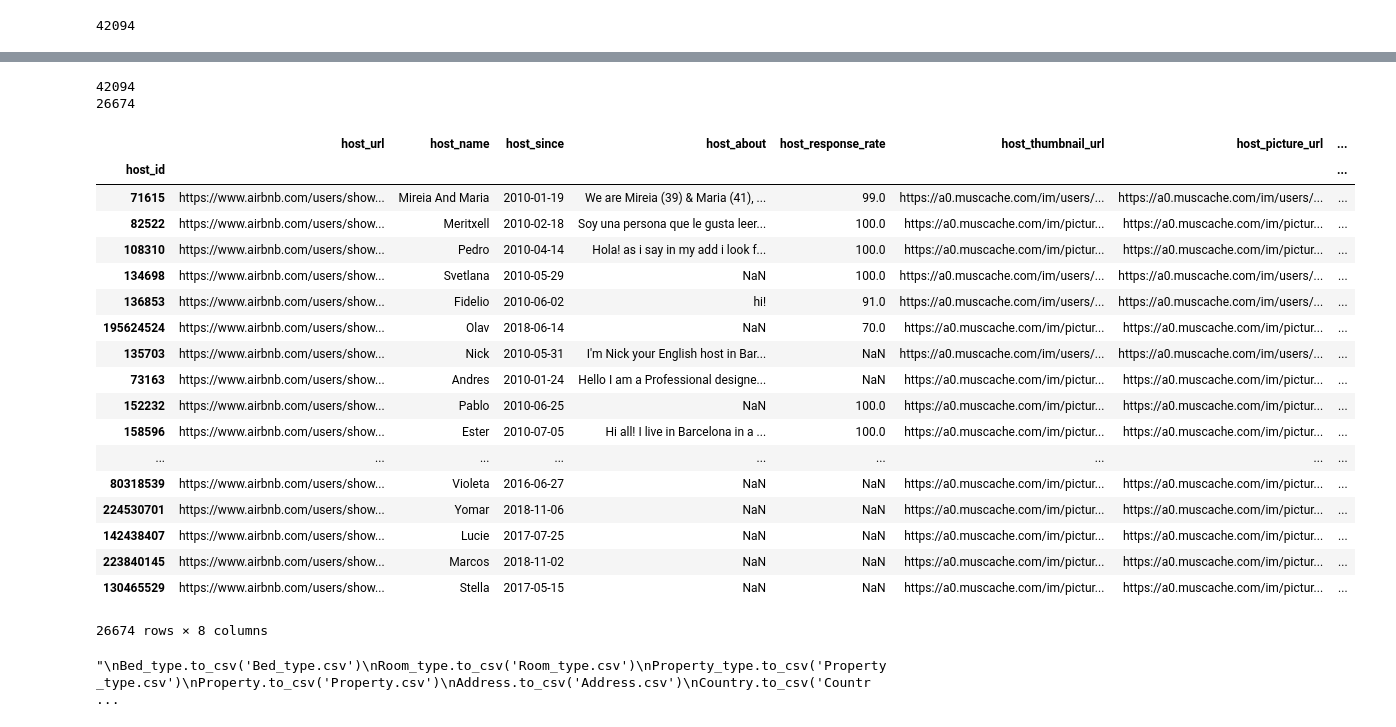
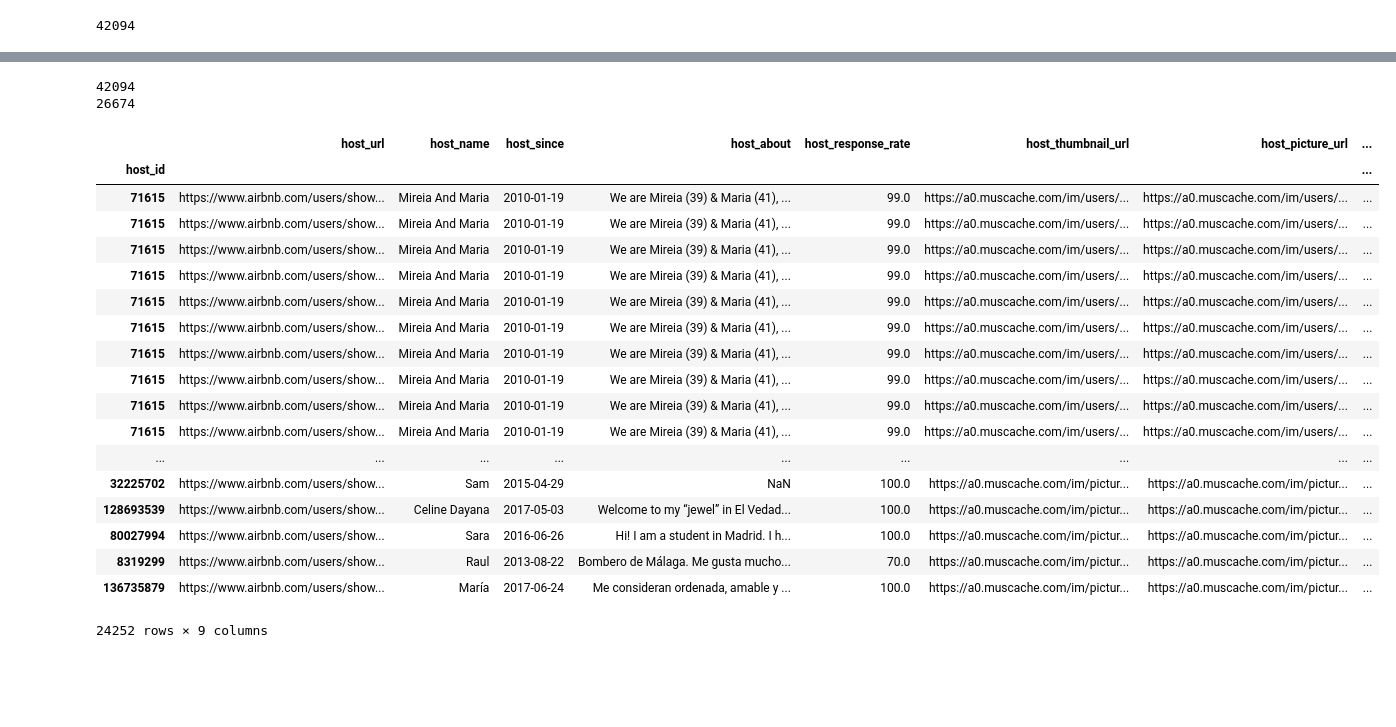
Before and after one commit to vquelque/DbProject, a Jupyter notebook: Cleaned_datas.ipynb, the cells around one changed output, grey strips where cells are left out. Drawn from its saved outputs; the diff is of its cells as text; code cells hidden in the pictures; blank space fills up the shorter version.

Commit message:
Correct the Host table

```diff
--- a/Cleaned_datas.ipynb
+++ b/Cleaned_datas.ipynb
@@ -1553,3 +1519,9 @@ Host_response_time
 | 1 | within a day |
 | 2 | within a few hours |
 | 3 | a few days or more |
+# %%
+host_response_time = pd.DataFrame({'Host_response_time_id': np.arange(len(listings['host_response_time'].dropna().unique())),
+                                   'host_response_time': listings['host_response_time'].dropna().unique()})
+has_host_response_time = host_response_time.merge(listings, left_on="host_response_time", right_on="host_response_time")
+has_host_response_time = has_host_response_time[['Host_response_time_id','host_id']]
+has_host_response_time = has_host_response_time.drop_duplicates()
@@ -1779,49 +1689,52 @@ Host = pd.DataFrame({'host_id': listings['host_id'],
                         'host_name': listings['host_name'],
                         'host_since': listings['host_since'],
                         'host_about': listings['host_about'],
                         'host_response_rate': listings['host_response_rate'],
                         'host_thumbnail_url': listings['host_thumbnail_url'],
                         'host_picture_url': listings['host_picture_url'],
                         #'host_verifications': listings['host_verifications'],
                         #'host_response_time': listings['host_response_time'],
                         'host_neighbourhood': listings['host_neighbourhood']})
 Host = Host.reset_index()
 #Host_na = Host[Host['host_response_time'].isnull()]
 #Host_response_time_copy = pd.DataFrame({'Host_response_time_id': np.arange(len(listings['host_response_time'].dropna().unique())),
 #                                   'host_response_time': listings['host_response_time'].dropna().unique()})
 #Host = Host.merge(Host_response_time_copy, left_on='host_response_time', right_on='host_response_time')
 #Host = Host.append(Host_na)
 Host = Host.set_index('host_id')
 #Host = Host.drop('host_response_time', axis=1)
 Host = Host.drop('listing_id', axis=1)
 print(len(Host))
 Host = Host.drop_duplicates()
 print(len(Host))
 Host = Host.replace({r'\s+$': '', r'^\s+': ''}, regex=True).replace(r'\n',  ' ', regex=True)
+
+Host = Host.merge(has_host_response_time, left_on="host_id", right_on="host_id")
+Host = Host.set_index('host_id')
 #Host.to_csv('Host.csv')
 Host
 # %% [output]
 42094
 26674
 |  | host_url | host_name | host_since | host_about | host_response_rate | host_thumbnail_url | host_picture_url | ... |
 | host_id |  |  |  |  |  |  |  | ... |
 | 71615 | https://www.airbnb.com/users/show... | Mireia And Maria | 2010-01-19 | We are Mireia (39) & Maria (41), ... | 99.0 | https://a0.muscache.com/im/users/... | https://a0.muscache.com/im/users/... | ... |
-| 82522 | https://www.airbnb.com/users/show... | Meritxell | 2010-02-18 | Soy una persona que le gusta leer... | 100.0 | https://a0.muscache.com/im/pictur... | https://a0.muscache.com/im/pictur... | ... |
-| 108310 | https://www.airbnb.com/users/show... | Pedro | 2010-04-14 | Hola! as i say in my add i look f... | 100.0 | https://a0.muscache.com/im/pictur... | https://a0.muscache.com/im/pictur... | ... |
-| 134698 | https://www.airbnb.com/users/show... | Svetlana | 2010-05-29 | NaN | 100.0 | https://a0.muscache.com/im/users/... | https://a0.muscache.com/im/users/... | ... |
-| 136853 | https://www.airbnb.com/users/show... | Fidelio | 2010-06-02 | hi! | 91.0 | https://a0.muscache.com/im/users/... | https://a0.muscache.com/im/users/... | ... |
-| 195624524 | https://www.airbnb.com/users/show... | Olav | 2018-06-14 | NaN | 70.0 | https://a0.muscache.com/im/pictur... | https://a0.muscache.com/im/pictur... | ... |
-| 135703 | https://www.airbnb.com/users/show... | Nick | 2010-05-31 | I'm Nick your English host in Bar... | NaN | https://a0.muscache.com/im/users/... | https://a0.muscache.com/im/users/... | ... |
-| 73163 | https://www.airbnb.com/users/show... | Andres | 2010-01-24 | Hello I am a Professional designe... | NaN | https://a0.muscache.com/im/pictur... | https://a0.muscache.com/im/pictur... | ... |
-| 152232 | https://www.airbnb.com/users/show... | Pablo | 2010-06-25 | NaN | 100.0 | https://a0.muscache.com/im/pictur... | https://a0.muscache.com/im/pictur... | ... |
-| 158596 | https://www.airbnb.com/users/show... | Ester | 2010-07-05 | Hi all! I live in Barcelona in a ... | 100.0 | https://a0.muscache.com/im/pictur... | https://a0.muscache.com/im/pictur... | ... |
+| 71615 | https://www.airbnb.com/users/show... | Mireia And Maria | 2010-01-19 | We are Mireia (39) & Maria (41), ... | 99.0 | https://a0.muscache.com/im/users/... | https://a0.muscache.com/im/users/... | ... |
+| 71615 | https://www.airbnb.com/users/show... | Mireia And Maria | 2010-01-19 | We are Mireia (39) & Maria (41), ... | 99.0 | https://a0.muscache.com/im/users/... | https://a0.muscache.com/im/users/... | ... |
+| 71615 | https://www.airbnb.com/users/show... | Mireia And Maria | 2010-01-19 | We are Mireia (39) & Maria (41), ... | 99.0 | https://a0.muscache.com/im/users/... | https://a0.muscache.com/im/users/... | ... |
+| 71615 | https://www.airbnb.com/users/show... | Mireia And Maria | 2010-01-19 | We are Mireia (39) & Maria (41), ... | 99.0 | https://a0.muscache.com/im/users/... | https://a0.muscache.com/im/users/... | ... |
+| 71615 | https://www.airbnb.com/users/show... | Mireia And Maria | 2010-01-19 | We are Mireia (39) & Maria (41), ... | 99.0 | https://a0.muscache.com/im/users/... | https://a0.muscache.com/im/users/... | ... |
+| 71615 | https://www.airbnb.com/users/show... | Mireia And Maria | 2010-01-19 | We are Mireia (39) & Maria (41), ... | 99.0 | https://a0.muscache.com/im/users/... | https://a0.muscache.com/im/users/... | ... |
+| 71615 | https://www.airbnb.com/users/show... | Mireia And Maria | 2010-01-19 | We are Mireia (39) & Maria (41), ... | 99.0 | https://a0.muscache.com/im/users/... | https://a0.muscache.com/im/users/... | ... |
+| 71615 | https://www.airbnb.com/users/show... | Mireia And Maria | 2010-01-19 | We are Mireia (39) & Maria (41), ... | 99.0 | https://a0.muscache.com/im/users/... | https://a0.muscache.com/im/users/... | ... |
+| 71615 | https://www.airbnb.com/users/show... | Mireia And Maria | 2010-01-19 | We are Mireia (39) & Maria (41), ... | 99.0 | https://a0.muscache.com/im/users/... | https://a0.muscache.com/im/users/... | ... |
 | ... | ... | ... | ... | ... | ... | ... | ... | ... |
-| 80318539 | https://www.airbnb.com/users/show... | Violeta | 2016-06-27 | NaN | NaN | https://a0.muscache.com/im/pictur... | https://a0.muscache.com/im/pictur... | ... |
-| 224530701 | https://www.airbnb.com/users/show... | Yomar | 2018-11-06 | NaN | NaN | https://a0.muscache.com/im/pictur... | https://a0.muscache.com/im/pictur... | ... |
-| 142438407 | https://www.airbnb.com/users/show... | Lucie | 2017-07-25 | NaN | NaN | https://a0.muscache.com/im/pictur... | https://a0.muscache.com/im/pictur... | ... |
-| 223840145 | https://www.airbnb.com/users/show... | Marcos | 2018-11-02 | NaN | NaN | https://a0.muscache.com/im/pictur... | https://a0.muscache.com/im/pictur... | ... |
-| 130465529 | https://www.airbnb.com/users/show... | Stella | 2017-05-15 | NaN | NaN | https://a0.muscache.com/im/pictur... | https://a0.muscache.com/im/pictur... | ... |
+| 32225702 | https://www.airbnb.com/users/show... | Sam | 2015-04-29 | NaN | 100.0 | https://a0.muscache.com/im/pictur... | https://a0.muscache.com/im/pictur... | ... |
+| 128693539 | https://www.airbnb.com/users/show... | Celine Dayana | 2017-05-03 | Welcome to my “jewel” in El Vedad... | 100.0 | https://a0.muscache.com/im/pictur... | https://a0.muscache.com/im/pictur... | ... |
+| 80027994 | https://www.airbnb.com/users/show... | Sara | 2016-06-26 | Hi! I am a student in Madrid. I h... | 100.0 | https://a0.muscache.com/im/pictur... | https://a0.muscache.com/im/pictur... | ... |
+| 8319299 | https://www.airbnb.com/users/show... | Raul | 2013-08-22 | Bombero de Málaga. Me gusta mucho... | 70.0 | https://a0.muscache.com/im/pictur... | https://a0.muscache.com/im/pictur... | ... |
+| 136735879 | https://www.airbnb.com/users/show... | María | 2017-06-24 | Me consideran ordenada, amable y ... | 100.0 | https://a0.muscache.com/im/pictur... | https://a0.muscache.com/im/pictur... | ... |
-26674 rows × 8 columns
+24252 rows × 9 columns
 # %%
 """
 Bed_type.to_csv('Bed_type.csv')
@@ -1841,5 +1754,3 @@ Scores.to_csv('Scores.csv')
 Cancellation_policy.to_csv('Cancellation_policy.csv')
 Host.to_csv('Host.csv')
 """
-# %% [output]
-"\nBed_type.to_csv('Bed_type.csv')\nRoom_type.to_csv('Room_type.csv')\nProperty_type.to_csv('Property_type.csv')\nProperty.to_csv('Property.csv')\nAddress.to_csv('Address.csv')\nCountry.to_csv('Countr ...
```
Also changed, not shown: parts of 9 cells of this notebook.
